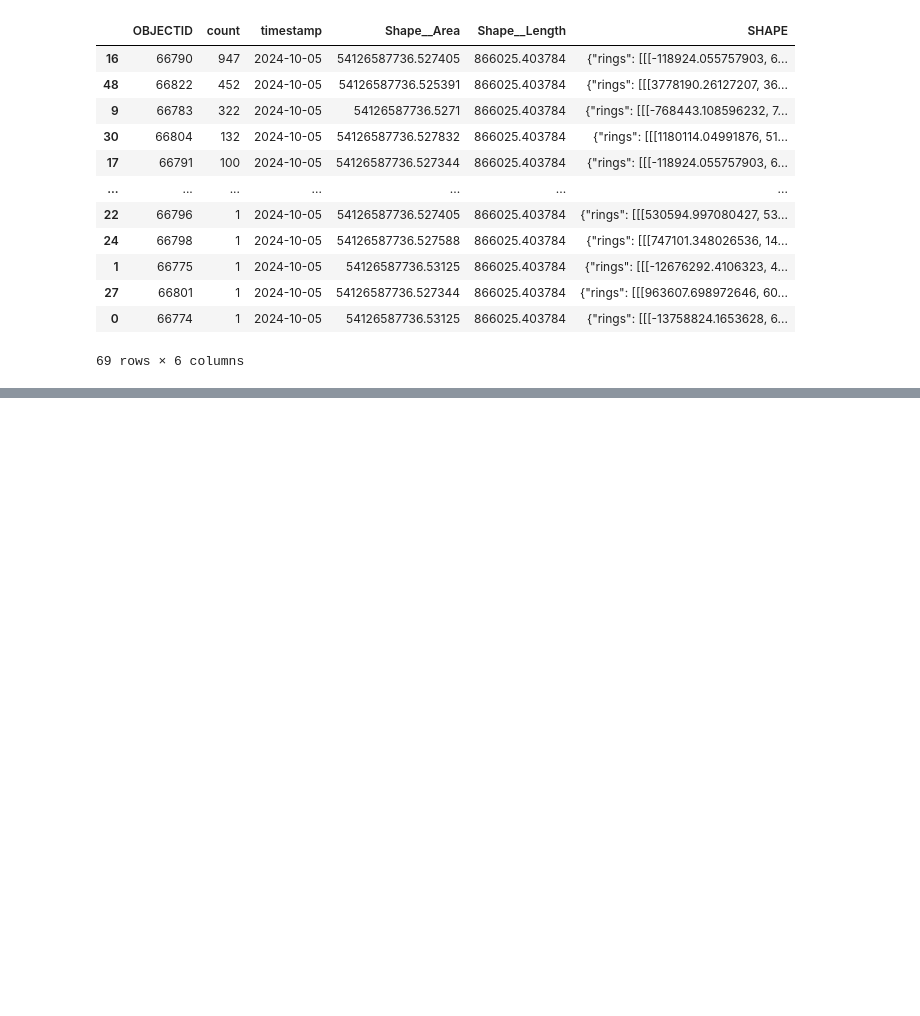
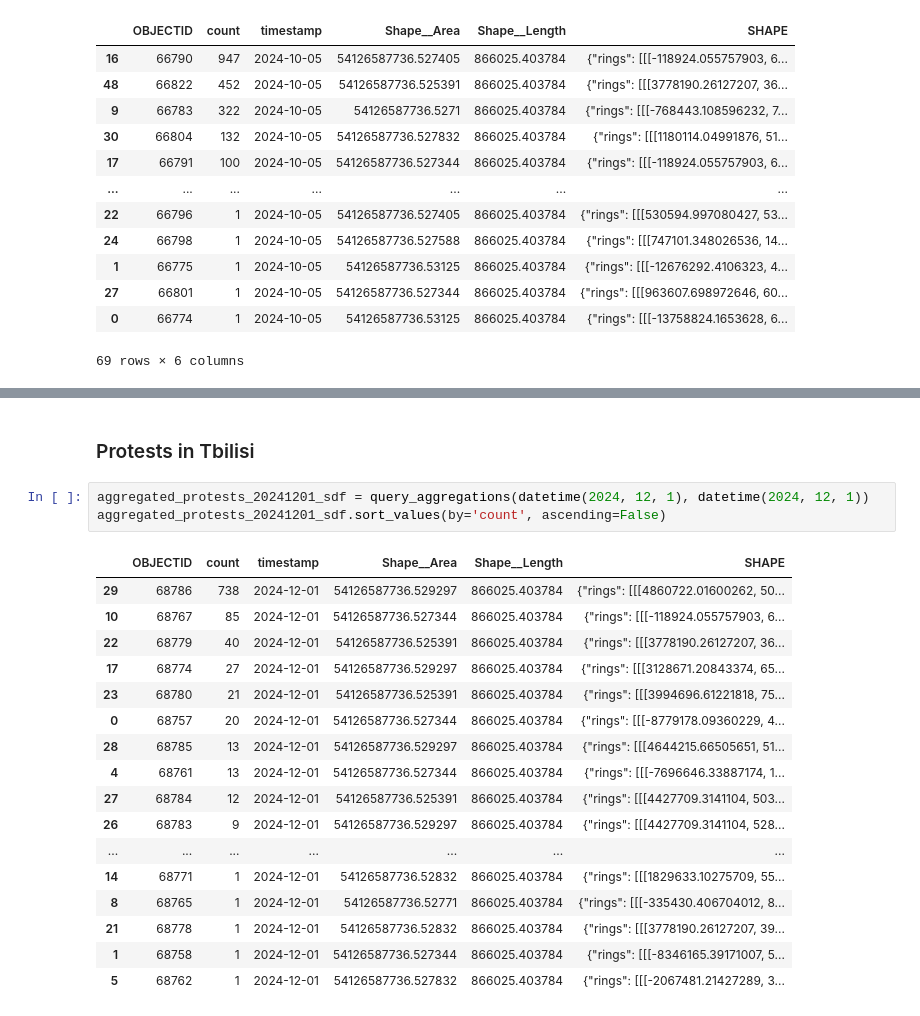
Before and after one commit to Geospatial-AI-DE/georapid-py, a Jupyter notebook: notebooks/Querying Protests Worldwide.ipynb, the cells around one changed output, grey strips where cells are left out. Cells and saved outputs as stored; diff of their text form; blank space fills up the shorter version.

```diff
--- a/notebooks/Querying Protests Worldwide.ipynb
+++ b/notebooks/Querying Protests Worldwide.ipynb
@@ -194,0 +228,23 @@ MapView(layout=Layout(height='400px', width='100%'))
+# %% [markdown]
+### Protests in Tbilisi
+# %%
+aggregated_protests_20241201_sdf = query_aggregations(datetime(2024, 12, 1), datetime(2024, 12, 1))
+aggregated_protests_20241201_sdf.sort_values(by='count', ascending=False)
+# %% [output]
+|  | OBJECTID | count | timestamp | Shape__Area | Shape__Length | SHAPE |
+| 29 | 68786 | 738 | 2024-12-01 | 54126587736.529297 | 866025.403784 | {"rings": [[[4860722.01600262, 50... |
+| 10 | 68767 | 85 | 2024-12-01 | 54126587736.527344 | 866025.403784 | {"rings": [[[-118924.055757903, 6... |
+| 22 | 68779 | 40 | 2024-12-01 | 54126587736.525391 | 866025.403784 | {"rings": [[[3778190.26127207, 36... |
+| 17 | 68774 | 27 | 2024-12-01 | 54126587736.529297 | 866025.403784 | {"rings": [[[3128671.20843374, 65... |
+| 23 | 68780 | 21 | 2024-12-01 | 54126587736.525391 | 866025.403784 | {"rings": [[[3994696.61221818, 75... |
+| 0 | 68757 | 20 | 2024-12-01 | 54126587736.527344 | 866025.403784 | {"rings": [[[-8779178.09360229, 4... |
+| 28 | 68785 | 13 | 2024-12-01 | 54126587736.529297 | 866025.403784 | {"rings": [[[4644215.66505651, 51... |
+| 4 | 68761 | 13 | 2024-12-01 | 54126587736.527344 | 866025.403784 | {"rings": [[[-7696646.33887174, 1... |
+| 27 | 68784 | 12 | 2024-12-01 | 54126587736.525391 | 866025.403784 | {"rings": [[[4427709.3141104, 503... |
+| 26 | 68783 | 9 | 2024-12-01 | 54126587736.529297 | 866025.403784 | {"rings": [[[4427709.3141104, 528... |
+| ... | ... | ... | ... | ... | ... | ... |
+| 14 | 68771 | 1 | 2024-12-01 | 54126587736.52832 | 866025.403784 | {"rings": [[[1829633.10275709, 55... |
+| 8 | 68765 | 1 | 2024-12-01 | 54126587736.52771 | 866025.403784 | {"rings": [[[-335430.406704012, 8... |
+| 21 | 68778 | 1 | 2024-12-01 | 54126587736.52832 | 866025.403784 | {"rings": [[[3778190.26127207, 39... |
+| 1 | 68758 | 1 | 2024-12-01 | 54126587736.527344 | 866025.403784 | {"rings": [[[-8346165.39171007, 5... |
+| 5 | 68762 | 1 | 2024-12-01 | 54126587736.527832 | 866025.403784 | {"rings": [[[-2067481.21427289, 3... |
```
Also changed, not shown: parts of 5 cells of this notebook.
